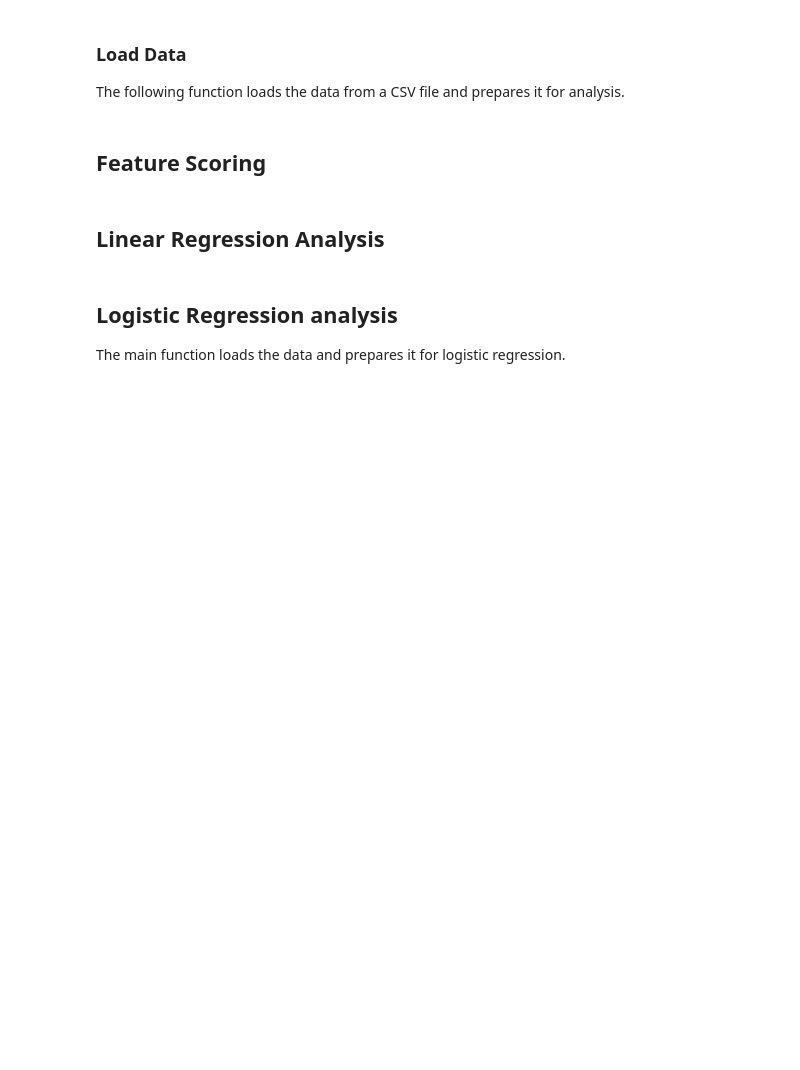
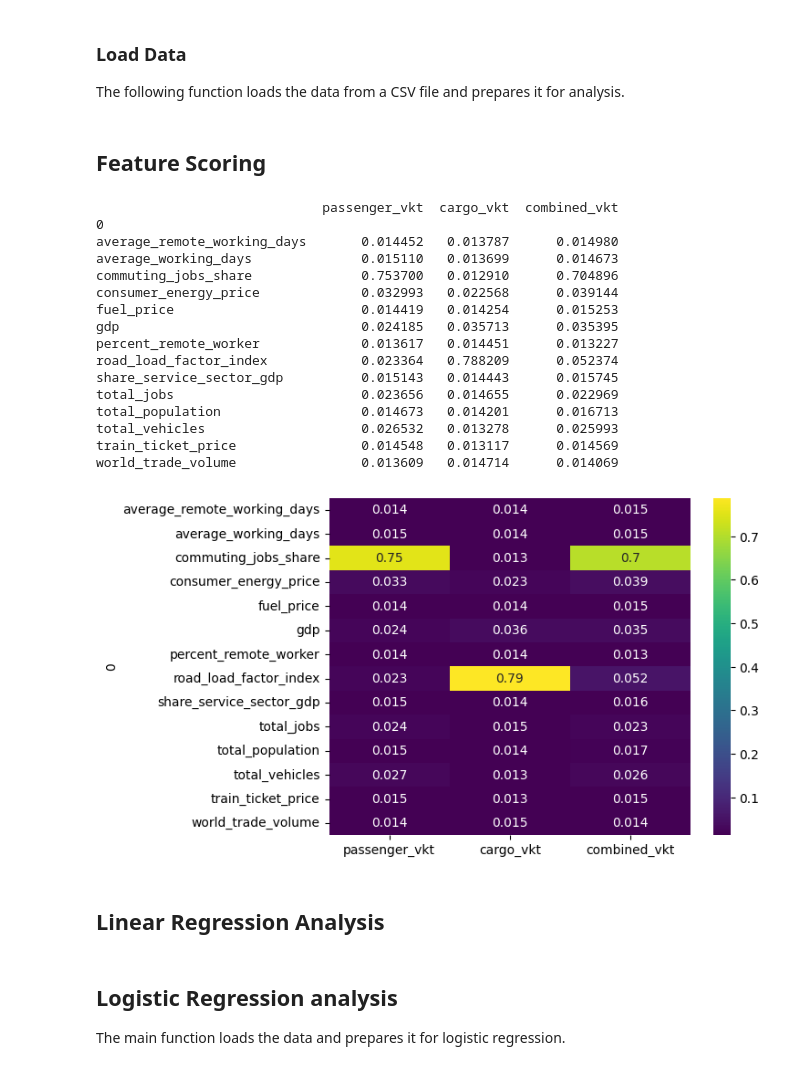
Before and after one commit to SMoorenUT/models_infrastructure_interdependency, a Jupyter notebook: analysis/scenario_discovery.ipynb, the cells around one changed output. Saved outputs shown, nothing was run; the diff lists cells and outputs as text; code cells hidden in the pictures; blank space fills up the shorter version.

```diff
--- a/analysis/scenario_discovery.ipynb
+++ b/analysis/scenario_discovery.ipynb
@@ -117,23 +119,45 @@ x_scenario_discovery = x_scenario_discovery.loc[:, (x_scenario_discovery != x_sc
 # %%
 from ema_workbench.analysis import feature_scoring
 
 x = simulation_input
 if DATASET == "Bridge_829_year2050_ema_road_model_08_05_2024_results":
     y = {"Bridge 829": simulation_output["829"]}
+elif DATASET == "ema_road_model_08_05_2024":
+    y = {"passenger_vkt": simulation_output["passenger_vkm.csv_year"],
+         "cargo_vkt": simulation_output["cargo_vkm.csv_year"],
+        "combined_vkt": simulation_output["combined_vkm.csv_year"]}
 else:
-    y = {"passenger_vkt": simulation_output["passenger_vkt_year_2050"],
-        "cargo_vkt": simulation_output["cargo_vkt_year_2050"],
+    y = {#"passenger_vkt": simulation_output["passenger_vkt_year_2050"],
+        #"cargo_vkt": simulation_output["cargo_vkt_year_2050"],
         "combined_vkt": simulation_output["combined_vkt_year_2050"],
-        "passenger_demand": simulation_output["passenger_demand_year_2050"],
-        "cargo_demand": simulation_output["cargo_demand_year_2050"],
-        "combined_demand": simulation_output["combined_demand_year_2050"]
+        #"passenger_demand": simulation_output["passenger_demand_year_2050"],
+        #"cargo_demand": simulation_output["cargo_demand_year_2050"],
+        #"combined_demand": simulation_output["combined_demand_year_2050"]
         }
 
 
 fs = feature_scoring.get_feature_scores_all(x, y)
 print(fs)
 sns.heatmap(fs, cmap="viridis", annot=True)
 plt.show()
+# %% [output]
+                             passenger_vkt  cargo_vkt  combined_vkt
+0
+average_remote_working_days       0.014452   0.013787      0.014980
+average_working_days              0.015110   0.013699      0.014673
+commuting_jobs_share              0.753700   0.012910      0.704896
+consumer_energy_price             0.032993   0.022568      0.039144
+fuel_price                        0.014419   0.014254      0.015253
+gdp                               0.024185   0.035713      0.035395
+percent_remote_worker             0.013617   0.014451      0.013227
+road_load_factor_index            0.023364   0.788209      0.052374
+share_service_sector_gdp          0.015143   0.014443      0.015745
+total_jobs                        0.023656   0.014655      0.022969
+total_population                  0.014673   0.014201      0.016713
+total_vehicles                    0.026532   0.013278      0.025993
+train_ticket_price                0.014548   0.013117      0.014569
+world_trade_volume                0.013609   0.014714      0.014069
+[figure, added]
 # %% [markdown]
 ## Linear Regression Analysis
 # %%
```
Also changed, not shown: parts of 5 cells of this notebook, 13 other files.
